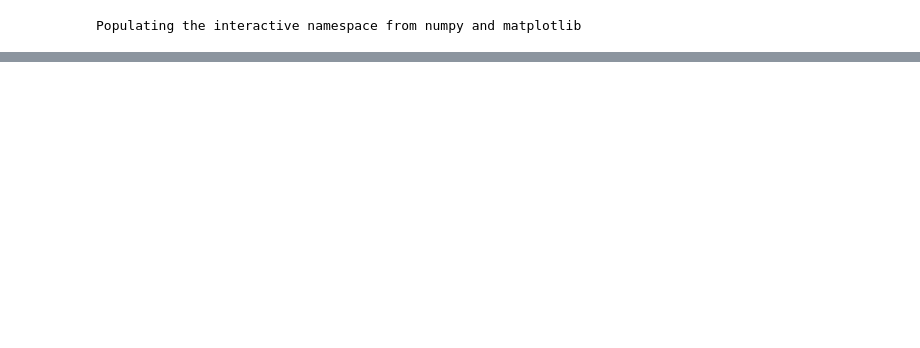
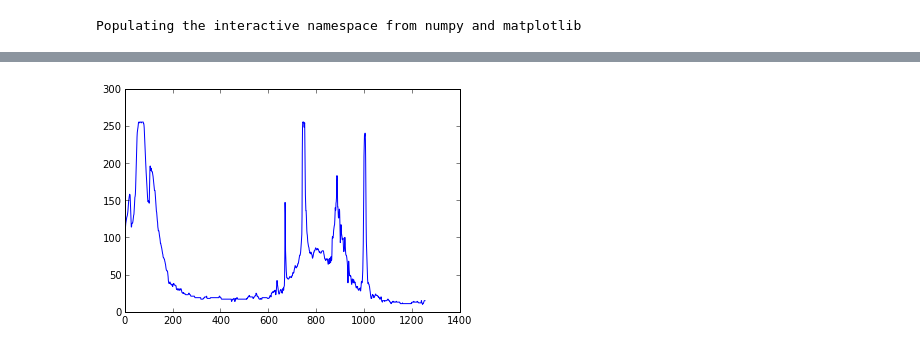
Before and after one commit to mmaa94/Camara-, a Jupyter notebook: HIdrogeno.ipynb, the cells around one changed output, grey strips where cells are left out. Cells and saved outputs as stored; diff of their text form; code cells hidden in the pictures; blank space fills up the shorter version.

```diff
--- a/HIdrogeno.ipynb
+++ b/HIdrogeno.ipynb
@@ -58,0 +139,10 @@ for i in range(len(valor[1])):
+# %%
+!head -n 5 pic35.dat
+data35 = np.loadtxt('pic35.dat')
+print type(data35)
+print len(data35)
+
+p35=guardardatos(data35)
+for i in range(len(p35[1])):
+
+    print p35[1][i]
@@ -58,0 +167,5 @@ for i in range(len(valor[1])):
+# %%
+plot (p35[0],p35[1])
+savefig("Hidrogeno35.jpg")
+# %% [output]
+[figure, added]
```
Also changed, not shown: parts of 11 cells of this notebook, 2 other files.
